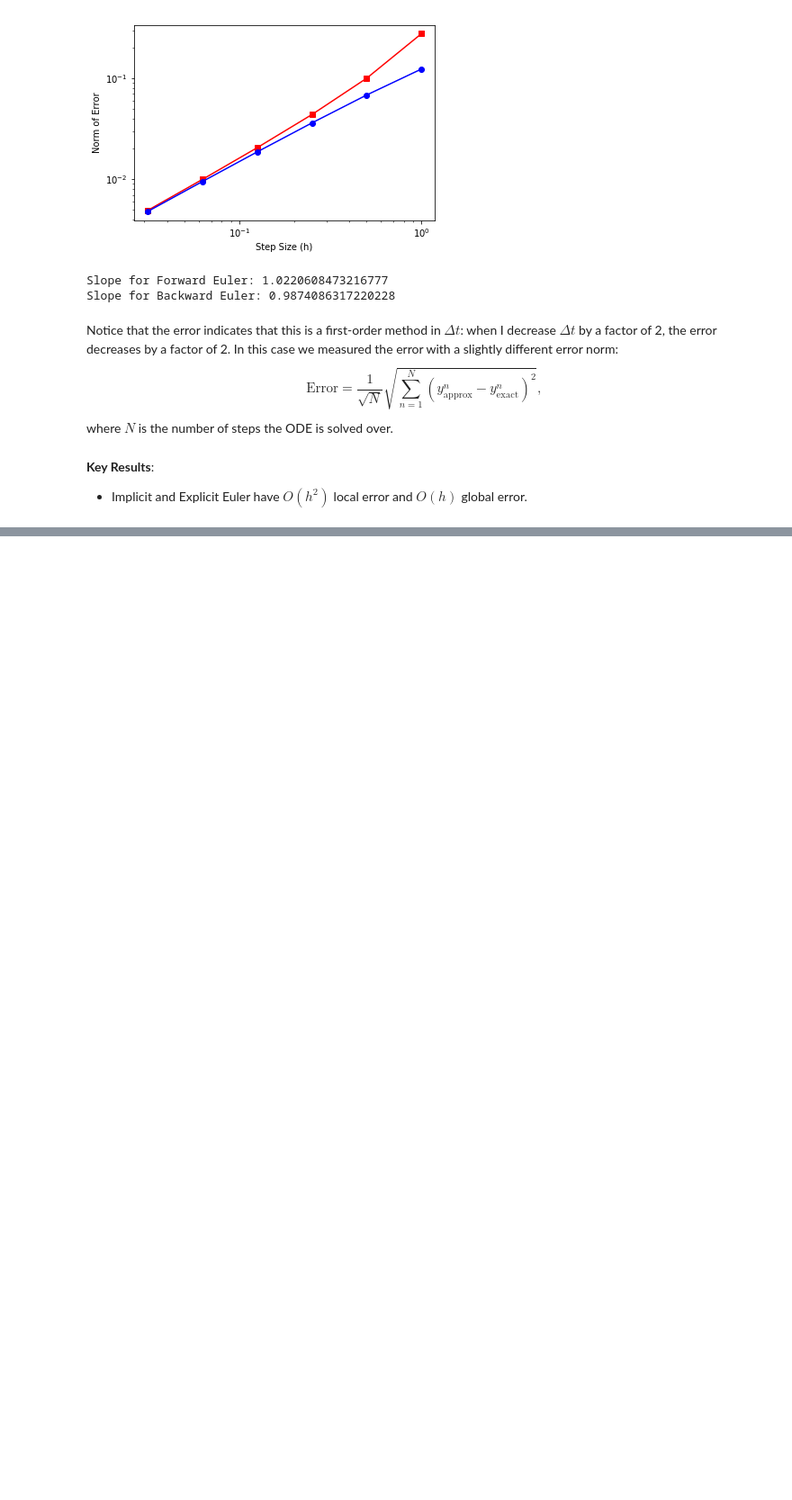
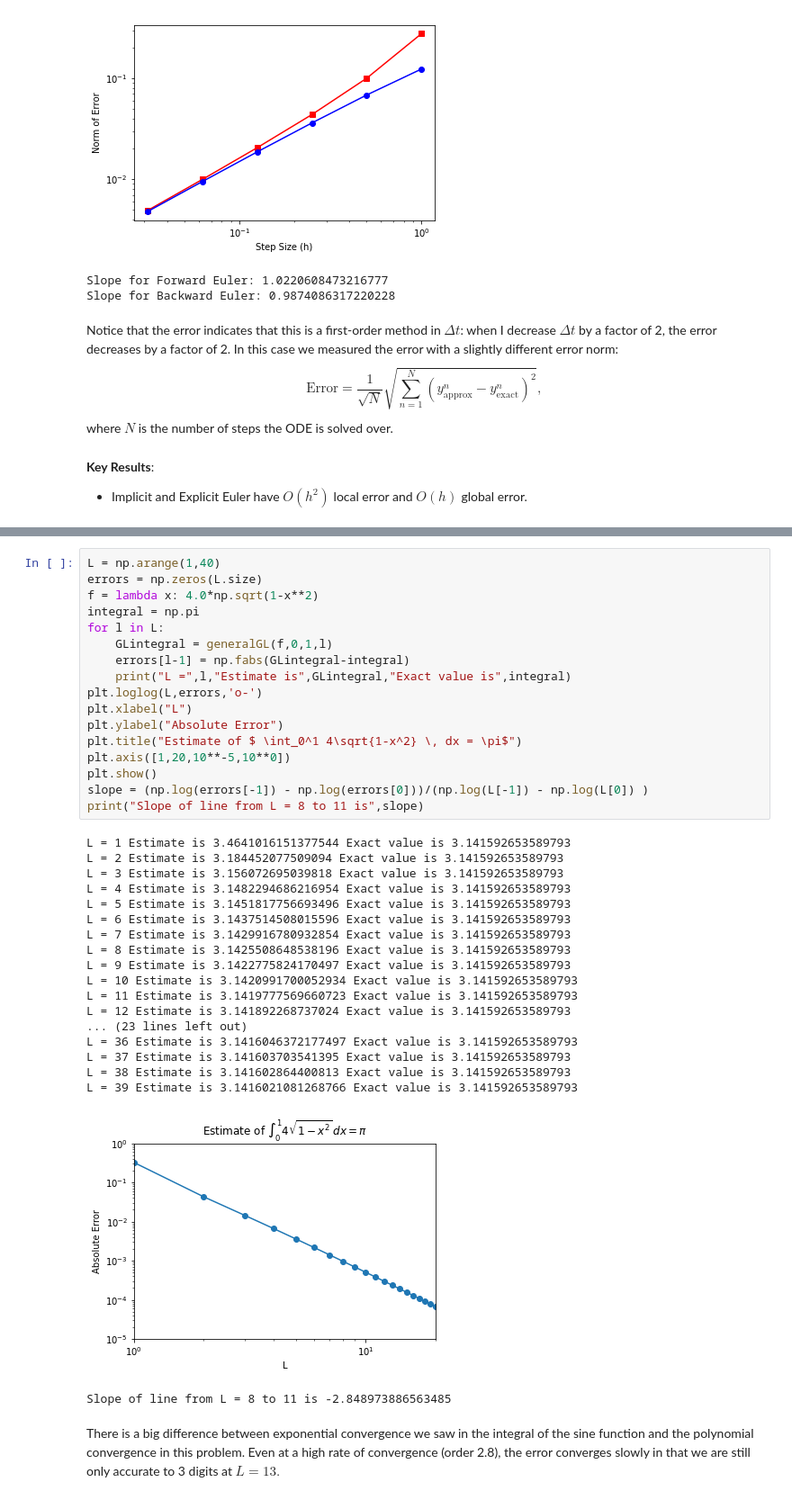
Before and after one commit to ndcbe/CBE60499, a Jupyter notebook: docs/02.05-Numeric-Integration.ipynb, the cells around one changed output, grey strips where cells are left out. Shown at 90% size. Saved outputs shown, nothing was run; the diff lists cells and outputs as text; blank space fills up the shorter version.

```diff
--- a/docs/02.05-Numeric-Integration.ipynb
+++ b/docs/02.05-Numeric-Integration.ipynb
@@ -315,0 +606,39 @@ z_{i+1} &= z_{i} + h_i \sum_{k=1}^{n_s} b_k f(t_i + c_k h_i, \hat{z}_k, \hat{y}_
+# %%
+L = np.arange(1,40)
+errors = np.zeros(L.size)
+f = lambda x: 4.0*np.sqrt(1-x**2)
+integral = np.pi
+for l in L:
+    GLintegral = generalGL(f,0,1,l)
+    errors[l-1] = np.fabs(GLintegral-integral)
+    print("L =",l,"Estimate is",GLintegral,"Exact value is",integral)
+plt.loglog(L,errors,'o-')
+plt.xlabel("L")
+plt.ylabel("Absolute Error")
+plt.title("Estimate of $ \int_0^1 4\sqrt{1-x^2} \, dx = \pi$")
+plt.axis([1,20,10**-5,10**0])
+plt.show()
+slope = (np.log(errors[-1]) - np.log(errors[0]))/(np.log(L[-1]) - np.log(L[0]) )
+print("Slope of line from L = 8 to 11 is",slope)
+# %% [output]
+L = 1 Estimate is 3.4641016151377544 Exact value is 3.141592653589793
+L = 2 Estimate is 3.184452077509094 Exact value is 3.141592653589793
+L = 3 Estimate is 3.156072695039818 Exact value is 3.141592653589793
+L = 4 Estimate is 3.1482294686216954 Exact value is 3.141592653589793
+L = 5 Estimate is 3.1451817756693496 Exact value is 3.141592653589793
+L = 6 Estimate is 3.1437514508015596 Exact value is 3.141592653589793
+L = 7 Estimate is 3.1429916780932854 Exact value is 3.141592653589793
+L = 8 Estimate is 3.1425508648538196 Exact value is 3.141592653589793
+L = 9 Estimate is 3.1422775824170497 Exact value is 3.141592653589793
+L = 10 Estimate is 3.1420991700052934 Exact value is 3.141592653589793
+L = 11 Estimate is 3.1419777569660723 Exact value is 3.141592653589793
+L = 12 Estimate is 3.141892268737024 Exact value is 3.141592653589793
+... (23 lines left out)
+L = 36 Estimate is 3.1416046372177497 Exact value is 3.141592653589793
+L = 37 Estimate is 3.141603703541395 Exact value is 3.141592653589793
+L = 38 Estimate is 3.141602864400813 Exact value is 3.141592653589793
+L = 39 Estimate is 3.1416021081268766 Exact value is 3.141592653589793
+[figure, added]
+Slope of line from L = 8 to 11 is -2.848973886563485
+# %% [markdown]
+There is a big difference between exponential convergence we saw in the integral of the sine function and the polynomial convergence in this problem. Even at a high rate of convergence (order 2.8), the error converges slowly in that we are still only accurate to 3 digits at $L=13.$
```
Also changed, not shown: parts of 34 cells of this notebook, 13 other files.
